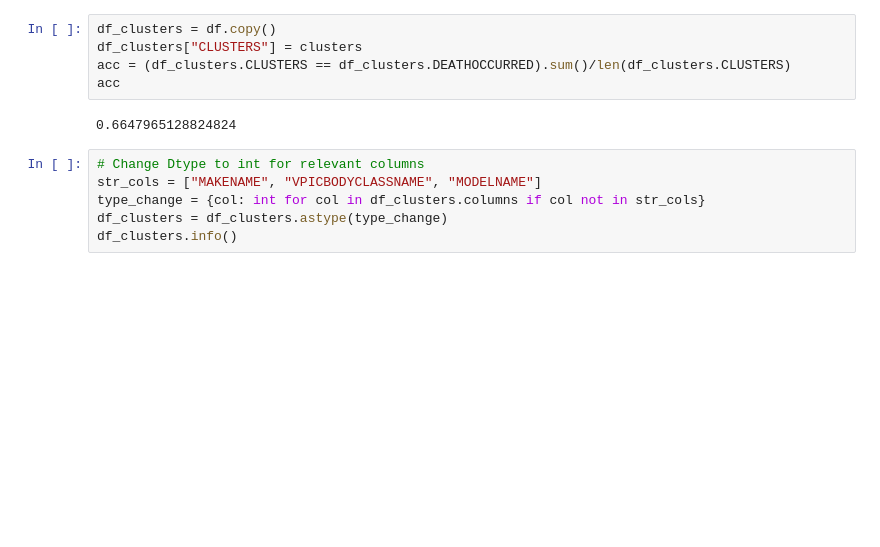
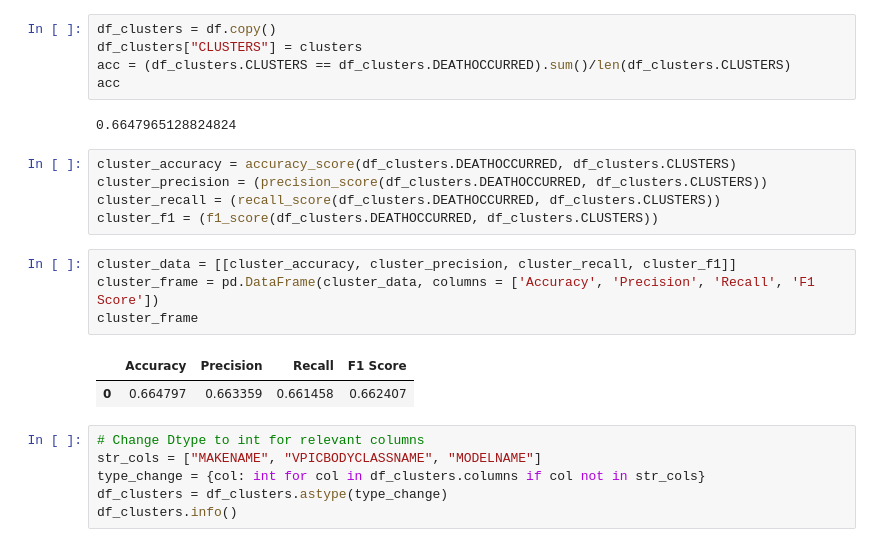
Before and after one commit to wisteriab/CSCI_Project, a Jupyter notebook: notebooks/cleaning_data.ipynb, the cells around one changed output. Saved outputs shown, nothing was run; the diff lists cells and outputs as text; blank space fills up the shorter version.

```diff
--- a/notebooks/cleaning_data.ipynb
+++ b/notebooks/cleaning_data.ipynb
@@ -374,6 +409,18 @@ acc = (df_clusters.CLUSTERS == df_clusters.DEATHOCCURRED).sum()/len(df_clusters.
 acc
 # %% [output]
 0.6647965128824824
+# %%
+cluster_accuracy = accuracy_score(df_clusters.DEATHOCCURRED, df_clusters.CLUSTERS)
+cluster_precision = (precision_score(df_clusters.DEATHOCCURRED, df_clusters.CLUSTERS))
+cluster_recall = (recall_score(df_clusters.DEATHOCCURRED, df_clusters.CLUSTERS))
+cluster_f1 = (f1_score(df_clusters.DEATHOCCURRED, df_clusters.CLUSTERS))
+# %%
+cluster_data = [[cluster_accuracy, cluster_precision, cluster_recall, cluster_f1]]
+cluster_frame = pd.DataFrame(cluster_data, columns = ['Accuracy', 'Precision', 'Recall', 'F1 Score'])
+cluster_frame
+# %% [output]
+|  | Accuracy | Precision | Recall | F1 Score |
+| 0 | 0.664797 | 0.663359 | 0.661458 | 0.662407 |
 # %%
 # Change Dtype to int for relevant columns
 str_cols = ["MAKENAME", "VPICBODYCLASSNAME", "MODELNAME"]
```
Also changed, not shown: parts of 5 cells of this notebook, 3 other files.
